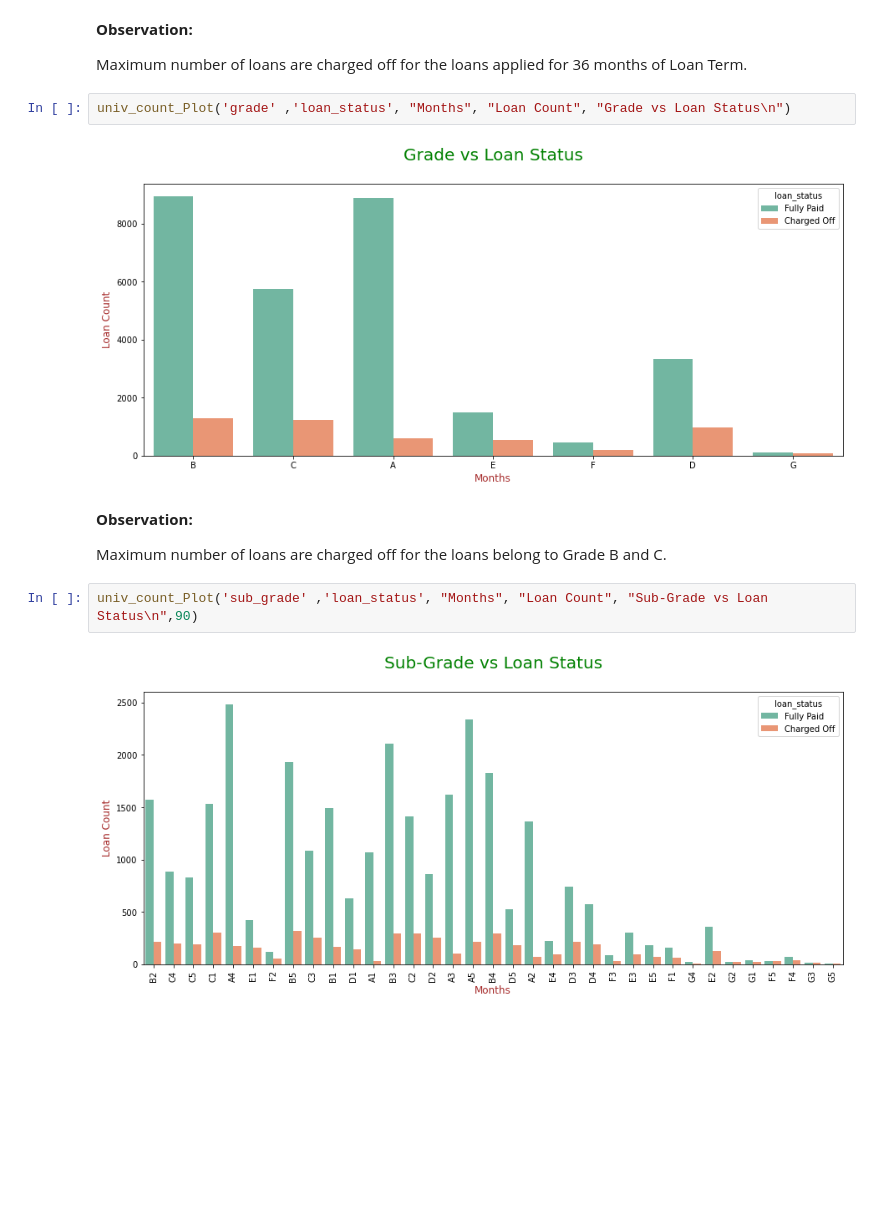
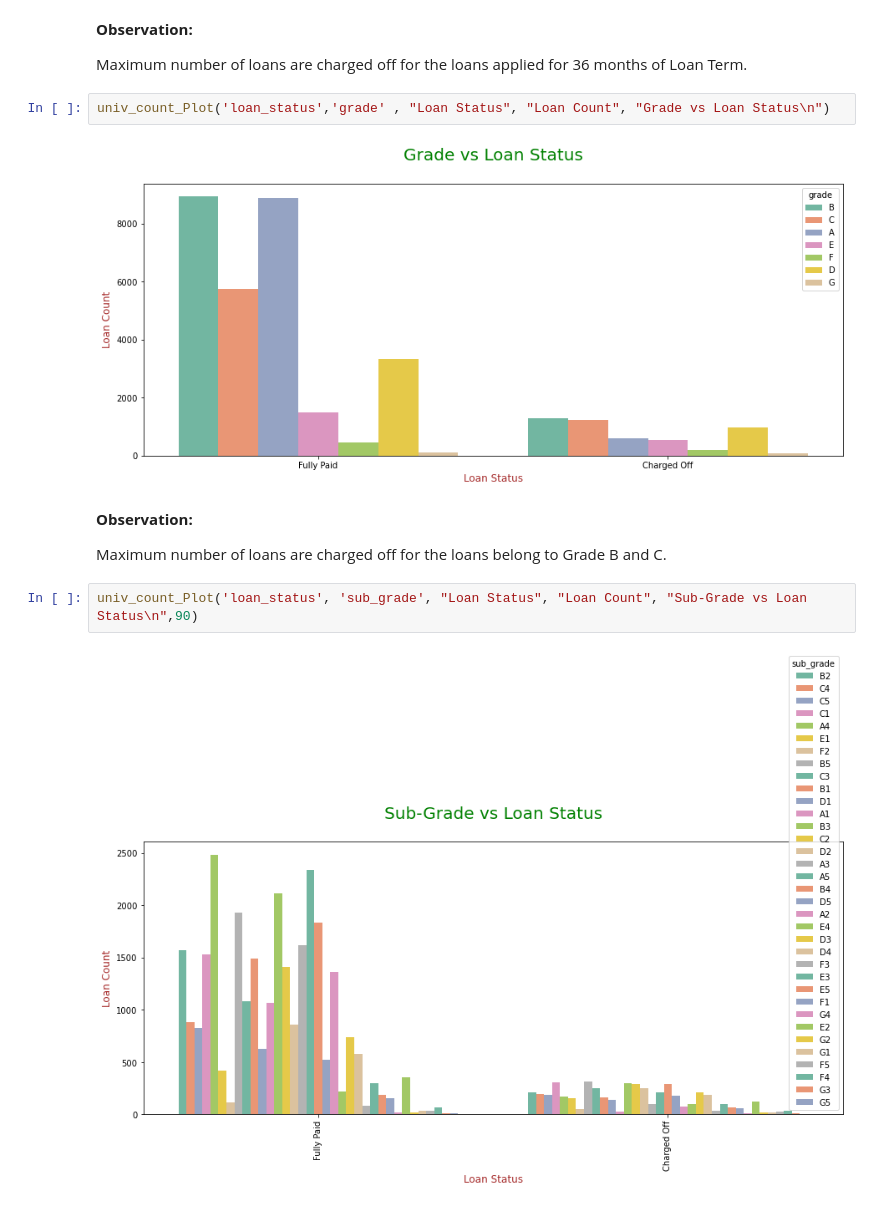
Before and after one commit to abhi-alone/EDA_Case_Study, a Jupyter notebook: Lending_Case_Study_EDA.ipynb, the cells around one changed output. Drawn from its saved outputs; the diff is of its cells as text; blank space fills up the shorter version.

```diff
--- a/Lending_Case_Study_EDA.ipynb
+++ b/Lending_Case_Study_EDA.ipynb
@@ -432,14 +432,14 @@ univ_count_Plot('term_in_months' ,'loan_status', "Months", "Loan Count", "Loan T
 
 Maximum number of loans are charged off for the loans applied for 36 months of Loan Term.
 # %%
-univ_count_Plot('grade' ,'loan_status', "Months", "Loan Count", "Grade vs Loan Status\n")
+univ_count_Plot('loan_status','grade' , "Loan Status", "Loan Count", "Grade vs Loan Status\n")
 # %% [output]
-[figure, old version]
+[figure, new version]
 # %% [markdown]
 **Observation:**
 
 Maximum number of loans are charged off for the loans belong to Grade B and C.
 # %%
-univ_count_Plot('sub_grade' ,'loan_status', "Months", "Loan Count", "Sub-Grade vs Loan Status\n",90)
+univ_count_Plot('loan_status', 'sub_grade', "Loan Status", "Loan Count", "Sub-Grade vs Loan Status\n",90)
 # %% [output]
-[figure, old version]
+[figure, new version]
```
